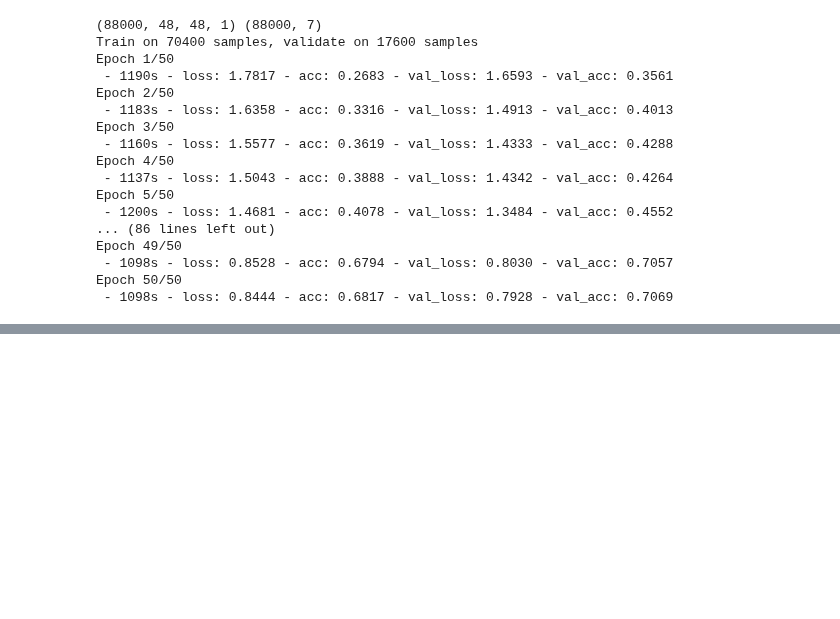
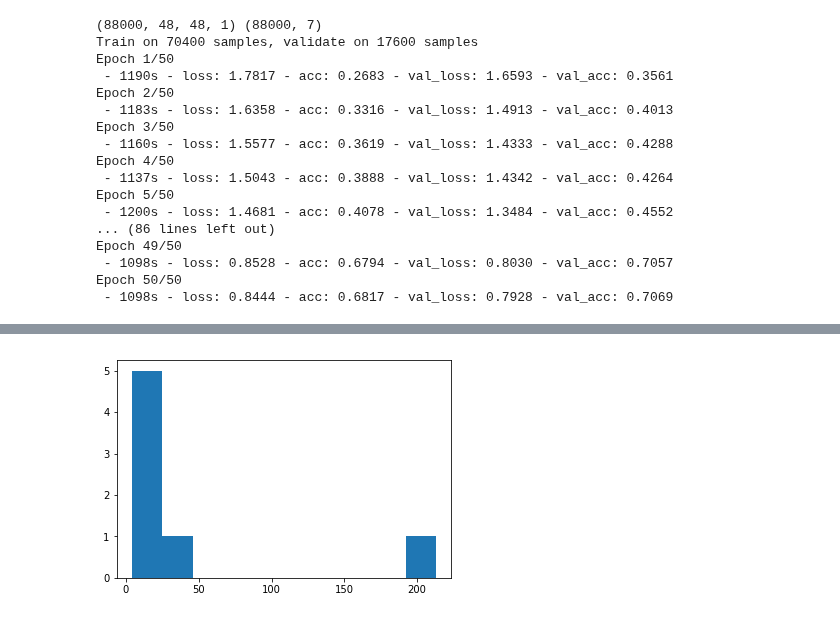
Before and after one commit to frankShih/face_classification_keras, a Jupyter notebook: expression_classification.ipynb, the cells around one changed output, grey strips where cells are left out. Cells and saved outputs as stored; diff of their text form; code cells hidden in the pictures; blank space fills up the shorter version.

Commit message:
update experiment records, add plot probability feature.

```diff
--- a/expression_classification.ipynb
+++ b/expression_classification.ipynb
@@ -542,8 +542,8 @@ validX = validX.reshape(validX.shape[0], 48, 48, 1).astype('float32')
 # print(trainX[0])
 
 validY = np.load("datasets/validY_split5.npy")
-validY = np_utils.to_categorical(validY)
+validY_onehot = np_utils.to_categorical(validY)
 print(type(trainY[0]), trainY.shape)
 print(type(validY[0]), validY.shape)
-loss, accuracy = model.evaluate(x=validX, y=validY, batch_size=100, verbose=1)
+loss, accuracy = model1.evaluate(x=validX, y=validY_onehot, batch_size=100, verbose=1)
 print("\nLoss: %.2f, Accuracy: %.2f%%" % (loss, accuracy*100))
@@ -560,16 +556,64 @@ validY_onehot = np_utils.to_categorical(validY)
-# %%
-import h5py
-from keras.models import load_model, save_model
-# model1.save('models/09191346_dataAugAll_model5.h5')
-
-# model = load_model('models/09191346_dataAugAll_model5.h5')
-prediction_prob = model.predict(validX[:100], batch_size=None, verbose=0, steps=None)
-prediction = []
-
-for a, b in zip(validY[:100], prediction_prob):
-    format_b = np.round((b-np.min(b))/(np.max(b)-np.min(b)), 2)
-#     print(a, format_b)
-    prediction.append(np.argmax(b))
-# print(prediction)
-from sklearn.metrics import confusion_matrix
-confusion_matrix(validY[:100], prediction)
+# %%
+import h5py
+from keras.models import load_model, save_model
+# model1.save('models/09191346_dataAugAll_model5.h5')
+
+# model = load_model('models/09211011_dataAugAll_model5.h5')
+prediction_prob = model1.predict(validX[:], batch_size=None, verbose=0, steps=None)
+prediction = []
+wrong_ind = []
+right_ind = []
+# print(validY.shape)
+for a, b in zip(validY[:], prediction_prob):
+    format_b = np.round((b-np.min(b))/(np.max(b)-np.min(b)), 2)
+#     print(a, format_b, np.argmax(b))
+    prediction.append(np.argmax(b))
+# print(len(prediction), validY.shape)
+from sklearn.metrics import confusion_matrix
+labels=['angry', 'disgust', 'terrified', 'happy', 'sad', 'suprised', 'netural']
+wrong_prob=np.zeros((7, 7))
+right_prob=np.zeros((7, 7))
+print(labels)
+print(confusion_matrix(validY[:], prediction))
+
+for i, (a, b) in enumerate(zip(validY[:], prediction)):
+#     print(a[0], type(a[0]), b, type(b))
+    if a[0]!=b:
+        wrong_ind.append(i)
+        wrong_prob[a[0]] += prediction_prob[i]
+
+    else:
+        right_ind.append(i)
+        right_prob[a[0]] += prediction_prob[i]
+
+
+import scipy as sc
+temp=[]
+for i in wrong_ind:
+#     print(prediction_prob[i])
+    temp.append(sc.stats.entropy(prediction_prob[i]))
+
+print(sc.stats.describe(temp))
+print(len(right_ind)/len(prediction))
+temp=[]
+for j in right_ind:
+#     print(prediction_prob[j])
+    temp.append(sc.stats.entropy(prediction_prob[j]))
+
+print(sc.stats.describe(temp))
+
+
+
+import matplotlib.pyplot as plt
+import numpy as np
+%matplotlib inline
+print('right prediction probability')
+for arr in right_prob:
+    plt.hist(arr)
+    plt.show()
+print(right_prob, wrong_prob)
+print('wrong prediction probability')
+for arr in wrong_prob:
+    plt.hist(arr)
+    plt.show()
+# %% [output]
@@ -575,0 +632 @@ confusion_matrix(validY[:100], prediction)
+[figure, added]
```
Also changed, not shown: parts of 5 cells of this notebook, 4 other files.
